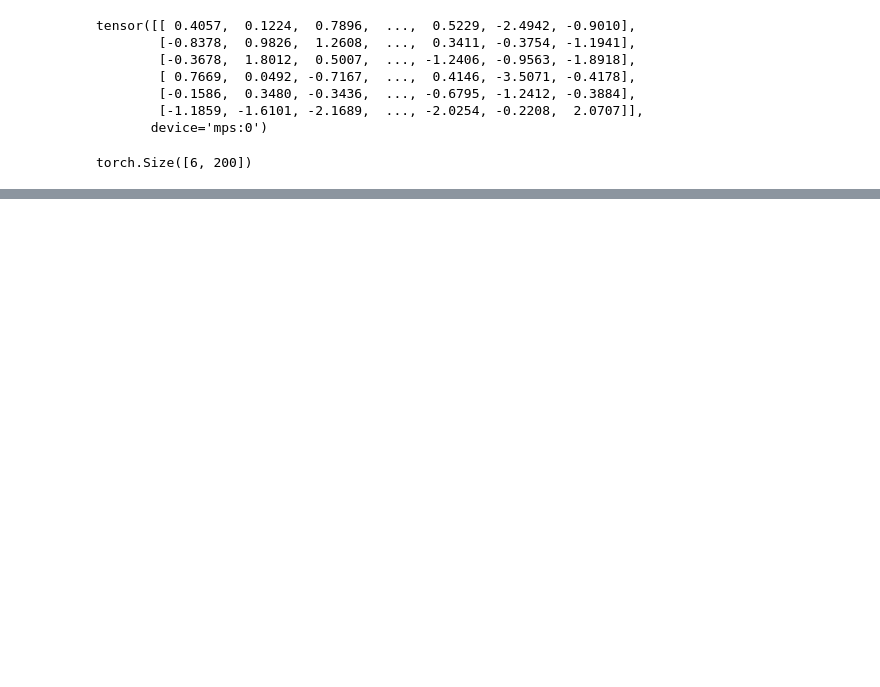
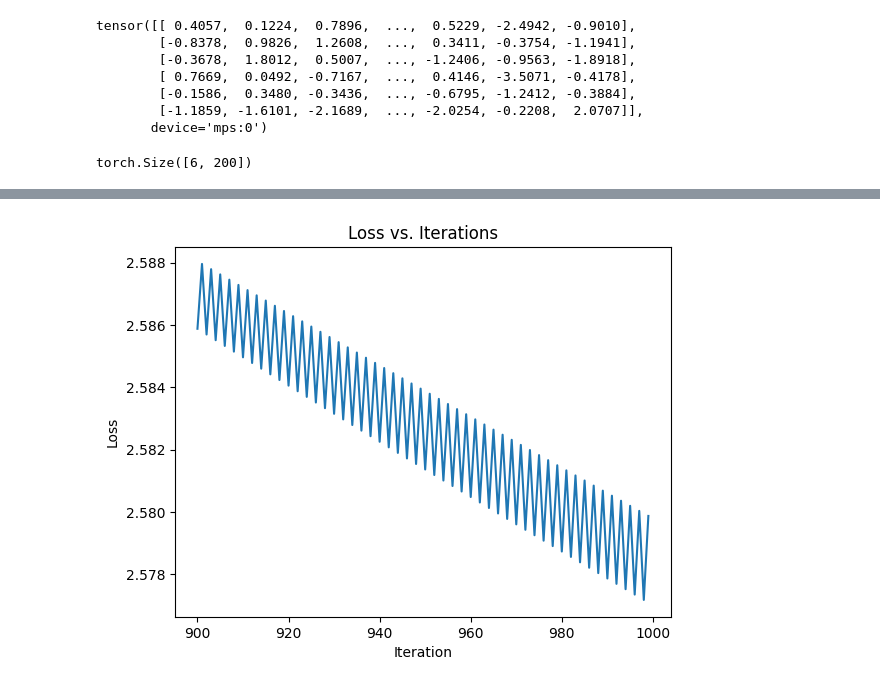
Before and after one commit to Binan-URMF/MyLanguageModelJourney, a Jupyter notebook: MLPtrial.ipynb, the cells around one changed output, grey strips where cells are left out. Saved outputs shown, nothing was run; the diff lists cells and outputs as text; code cells hidden in the pictures; blank space fills up the shorter version.

```diff
--- a/MLPtrial.ipynb
+++ b/MLPtrial.ipynb
@@ -294,0 +341,9 @@ tensor([[-1.3736e+00,  3.9266e-01, -1.3736e+00,  3.9266e-01, -1.3736e+00,
+# %%
+# Plot loss graph
+plt.plot(iterations[900:], loss_values[900:])
+plt.xlabel('Iteration')
+plt.ylabel('Loss')
+plt.title('Loss vs. Iterations')
+plt.show()
+# %% [output]
+[figure, added]
```
Also changed, not shown: parts of 18 cells of this notebook.
